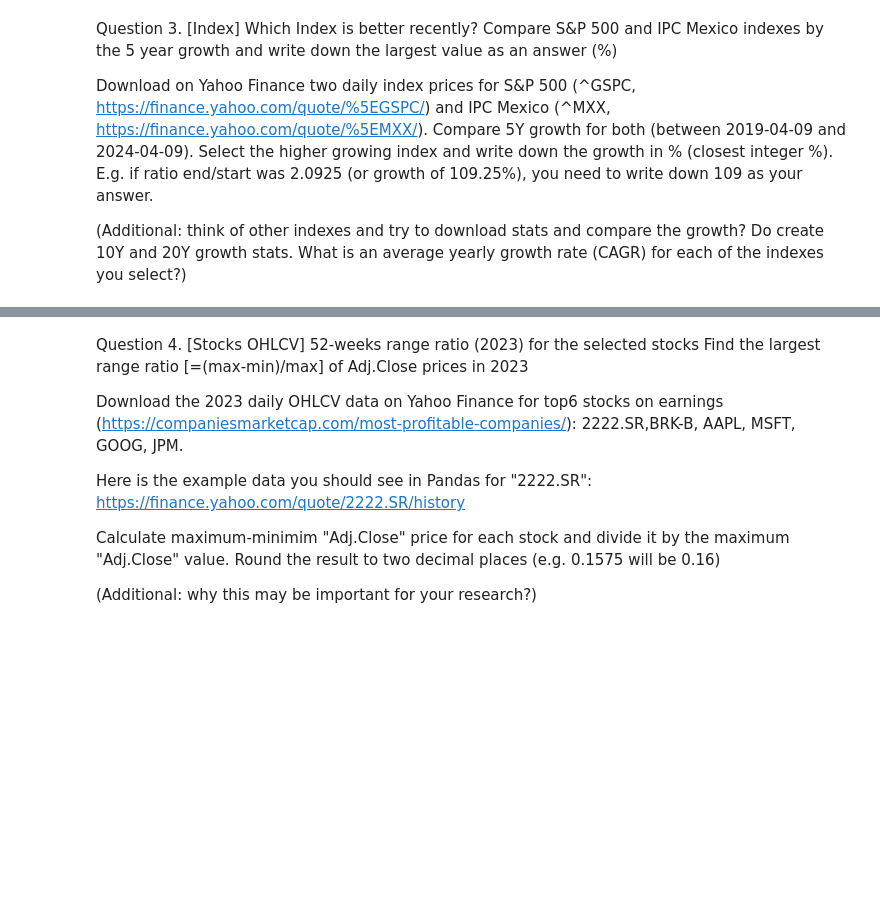
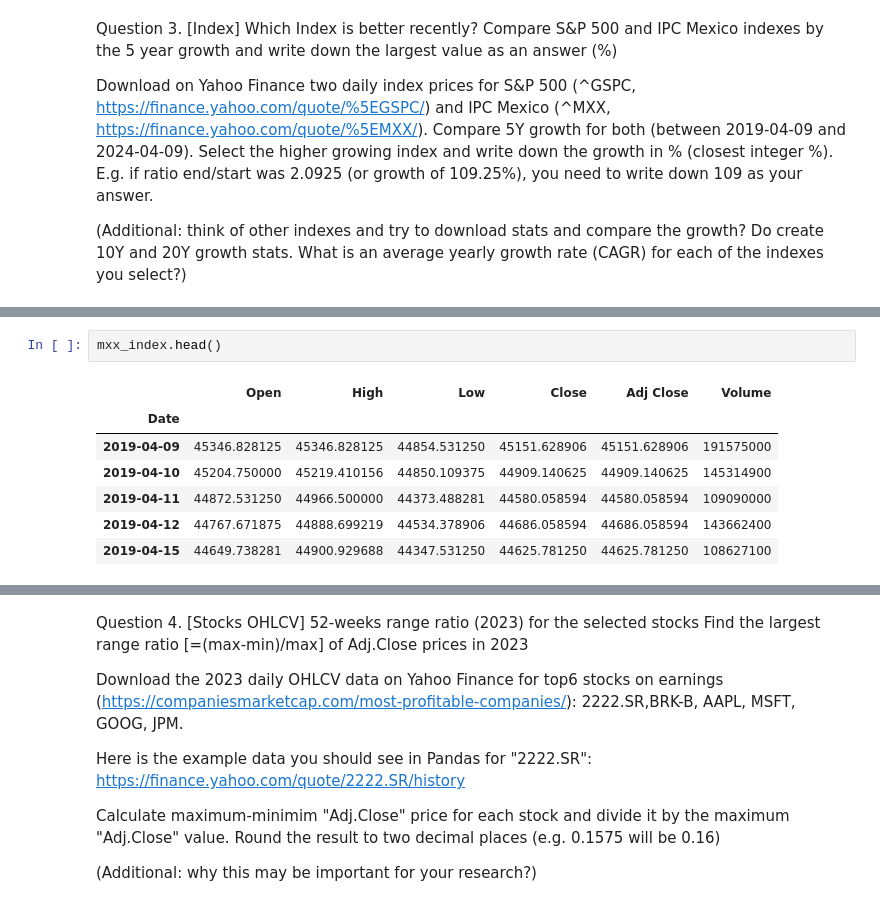
Before and after one commit to daniellegaither/stock-markets-analytics-zoomcamp, a Jupyter notebook: 01-intro-and-data-sources/Module01_homework.ipynb, the cells around one changed output, grey strips where cells are left out. Drawn from its saved outputs; the diff is of its cells as text; blank space fills up the shorter version.

```diff
--- a/01-intro-and-data-sources/Module01_homework.ipynb
+++ b/01-intro-and-data-sources/Module01_homework.ipynb
@@ -21,0 +131,10 @@ Download on Yahoo Finance two daily index prices for S&P 500 (^GSPC, https://fin
+# %%
+mxx_index.head()
+# %% [output]
+|  | Open | High | Low | Close | Adj Close | Volume |
+| Date |  |  |  |  |  |  |
+| 2019-04-09 | 45346.828125 | 45346.828125 | 44854.531250 | 45151.628906 | 45151.628906 | 191575000 |
+| 2019-04-10 | 45204.750000 | 45219.410156 | 44850.109375 | 44909.140625 | 44909.140625 | 145314900 |
+| 2019-04-11 | 44872.531250 | 44966.500000 | 44373.488281 | 44580.058594 | 44580.058594 | 109090000 |
+| 2019-04-12 | 44767.671875 | 44888.699219 | 44534.378906 | 44686.058594 | 44686.058594 | 143662400 |
+| 2019-04-15 | 44649.738281 | 44900.929688 | 44347.531250 | 44625.781250 | 44625.781250 | 108627100 |
```
Also changed, not shown: parts of 16 cells of this notebook.
